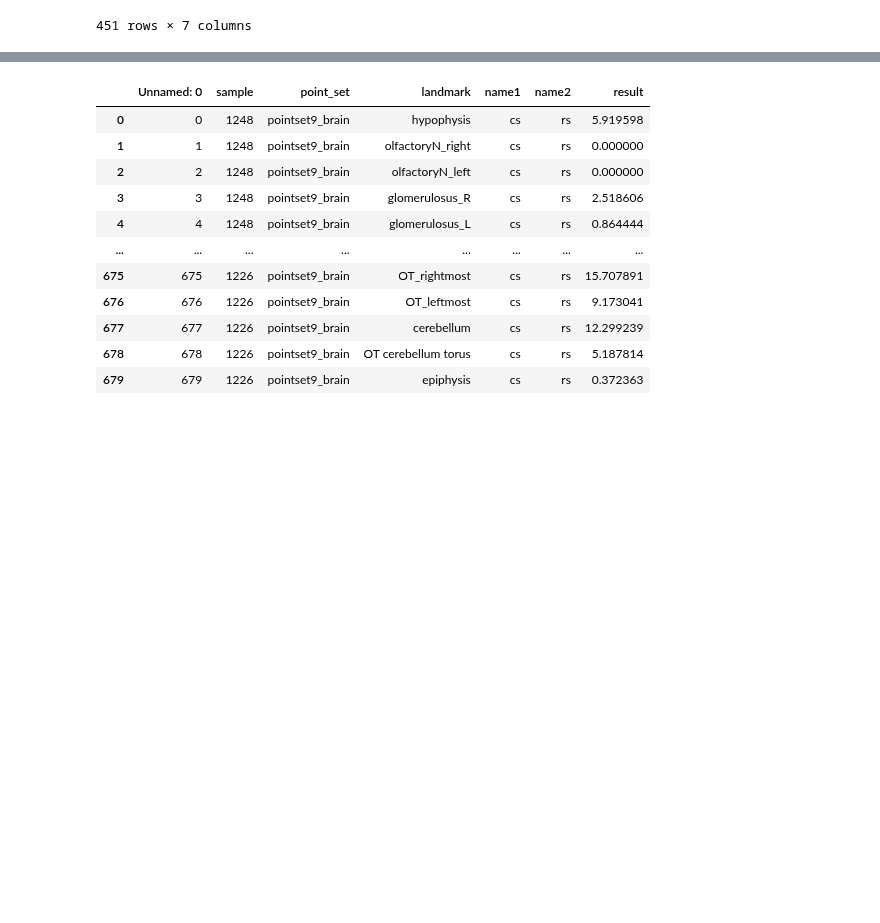
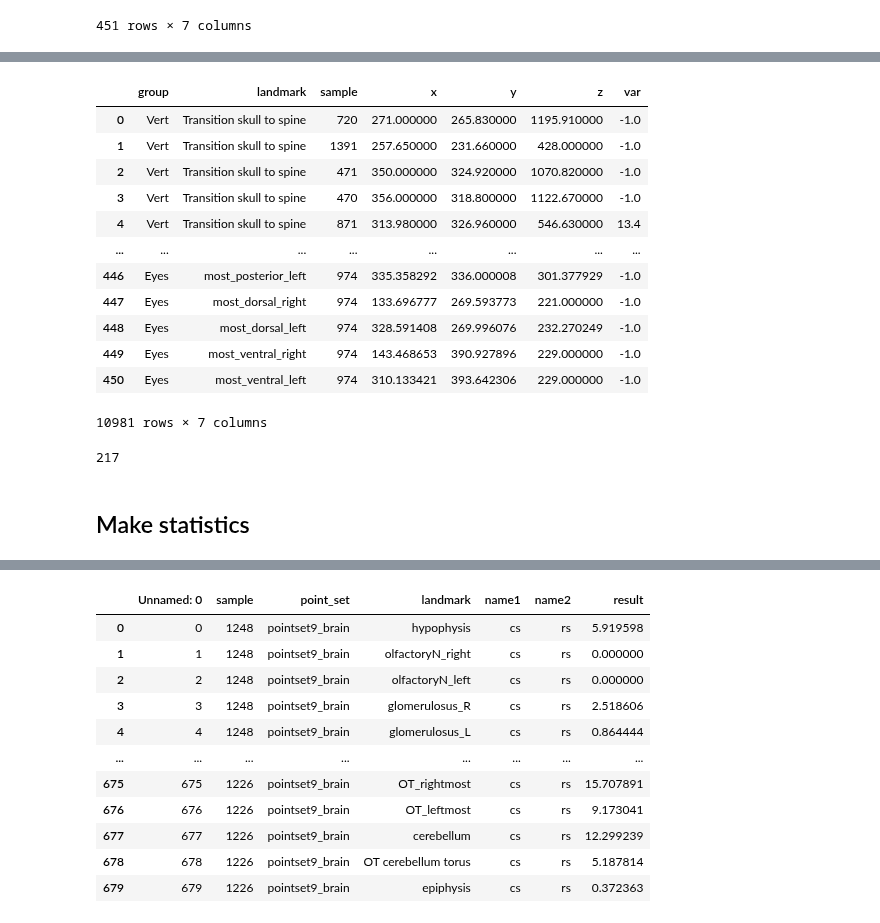
Before and after one commit to axruff/Medaka, a Jupyter notebook: LandmarkFilterEyesFromThomas.ipynb, the cells around one changed output, grey strips where cells are left out. Saved outputs shown, nothing was run; the diff lists cells and outputs as text; code cells hidden in the pictures; blank space fills up the shorter version.

```diff
--- a/LandmarkFilterEyesFromThomas.ipynb
+++ b/LandmarkFilterEyesFromThomas.ipynb
@@ -80,0 +197,24 @@ eyes_df.to_excel(eval_path / 'evaluation' / 'v9_eyes'  / 'eval_pointset5_eyes_v9
+# %%
+# Merge eyes and previous results
+df_merged = pd.concat([df_res, res_eyes_df])
+df_merged
+# %% [output]
+|  | group | landmark | sample | x | y | z | var |
+| 0 | Vert | Transition skull to spine | 720 | 271.000000 | 265.830000 | 1195.910000 | -1.0 |
+| 1 | Vert | Transition skull to spine | 1391 | 257.650000 | 231.660000 | 428.000000 | -1.0 |
+| 2 | Vert | Transition skull to spine | 471 | 350.000000 | 324.920000 | 1070.820000 | -1.0 |
+| 3 | Vert | Transition skull to spine | 470 | 356.000000 | 318.800000 | 1122.670000 | -1.0 |
+| 4 | Vert | Transition skull to spine | 871 | 313.980000 | 326.960000 | 546.630000 | 13.4 |
+| ... | ... | ... | ... | ... | ... | ... | ... |
+| 446 | Eyes | most_posterior_left | 974 | 335.358292 | 336.000008 | 301.377929 | -1.0 |
+| 447 | Eyes | most_dorsal_right | 974 | 133.696777 | 269.593773 | 221.000000 | -1.0 |
+| 448 | Eyes | most_dorsal_left | 974 | 328.591408 | 269.996076 | 232.270249 | -1.0 |
+| 449 | Eyes | most_ventral_right | 974 | 143.468653 | 390.927896 | 229.000000 | -1.0 |
+| 450 | Eyes | most_ventral_left | 974 | 310.133421 | 393.642306 | 229.000000 | -1.0 |
+10981 rows × 7 columns
+# %%
+# Check number of eyes samples
+df_eyes_samples = df_merged[df_merged['group'] == 'Eyes']['sample'].unique()
+len(df_eyes_samples)
+# %% [output]
+217
@@ -80,0 +224,2 @@ eyes_df.to_excel(eval_path / 'evaluation' / 'v9_eyes'  / 'eval_pointset5_eyes_v9
+# %% [markdown]
+## Make statistics
```
Also changed, not shown: parts of 18 cells of this notebook, 4 other files.
